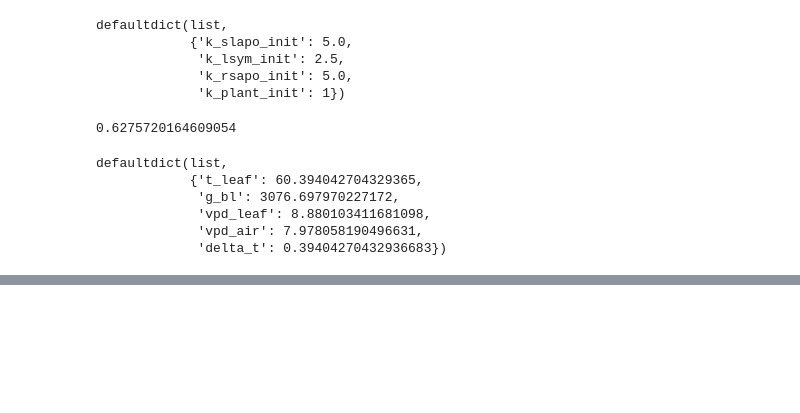
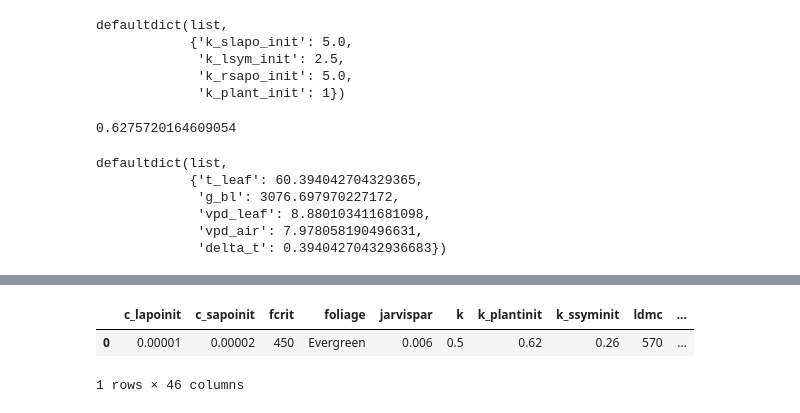
Before and after one commit to ecamo19/sureau_ecos_py, a Jupyter notebook: nbs/02_plant_utils.ipynb, the cells around one changed output, grey strips where cells are left out. Saved outputs shown, nothing was run; the diff lists cells and outputs as text; code cells hidden in the pictures; blank space fills up the shorter version.

Commit message:
Adding read_vegetation_file function to plant_utils module

```diff
--- a/nbs/02_plant_utils.ipynb
+++ b/nbs/02_plant_utils.ipynb
@@ -747,18 +752,3 @@ defaultdict(list,
              'vpd_leaf': 8.880103411681098,
              'vpd_air': 7.978058190496631,
              'delta_t': 0.39404270432936683})
-# %%
-# | export
-class VegetationFile(pa.SchemaModel):
-    "Schema for validating the input vegetation parameter file. The CSV spreadsheet "
-
-    Name: Series[str] = pa.Field(description="Parameter names")
-    Value: Series[float] = pa.Field(description="Parameter values")
-
-    # Added for making sure that it only accepts the columns specified above
-    class Config:
-        strict = True
-
-
-def read_vegetation_file():
-    pass
@@ -764,0 +1106,8 @@ def read_vegetation_file():
+# %%
+read_vegetation_file(file_path="./sample_data/vegetation_example_wide.csv",
+                     modeling_options=None,
+                     sep= ",")
+# %% [output]
+|  | c_lapoinit | c_sapoinit | fcrit | foliage | jarvispar | k | k_plantinit | k_ssyminit | ldmc | ... |
+| 0 | 0.00001 | 0.00002 | 450 | Evergreen | 0.006 | 0.5 | 0.62 | 0.26 | 570 | ... |
+1 rows × 46 columns
```
Also changed, not shown: parts of 4 cells of this notebook, 12 other files.
